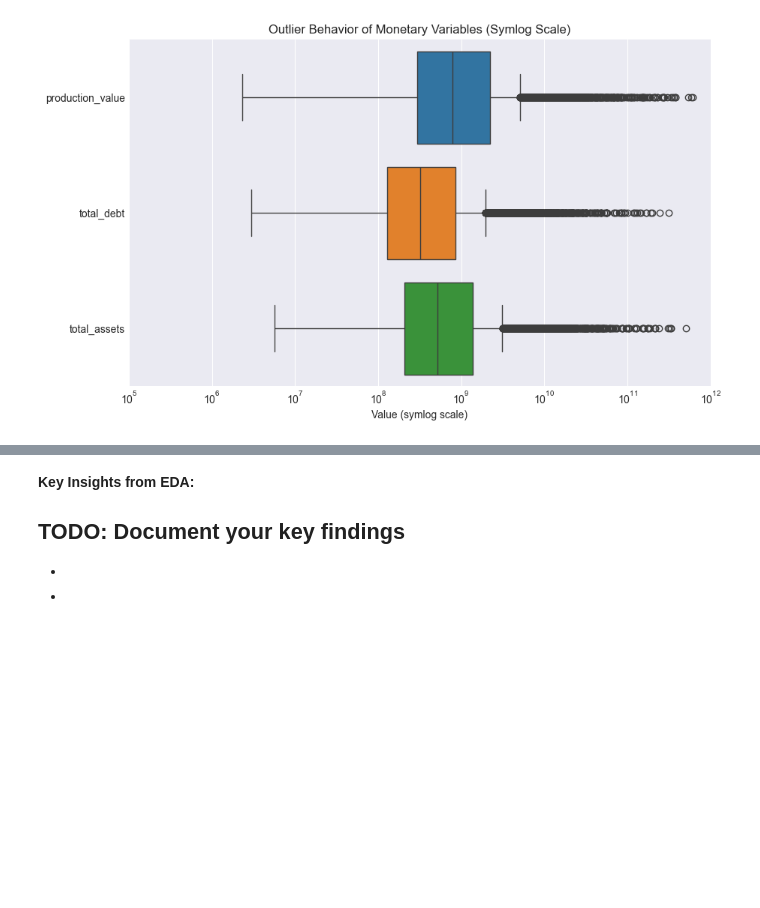
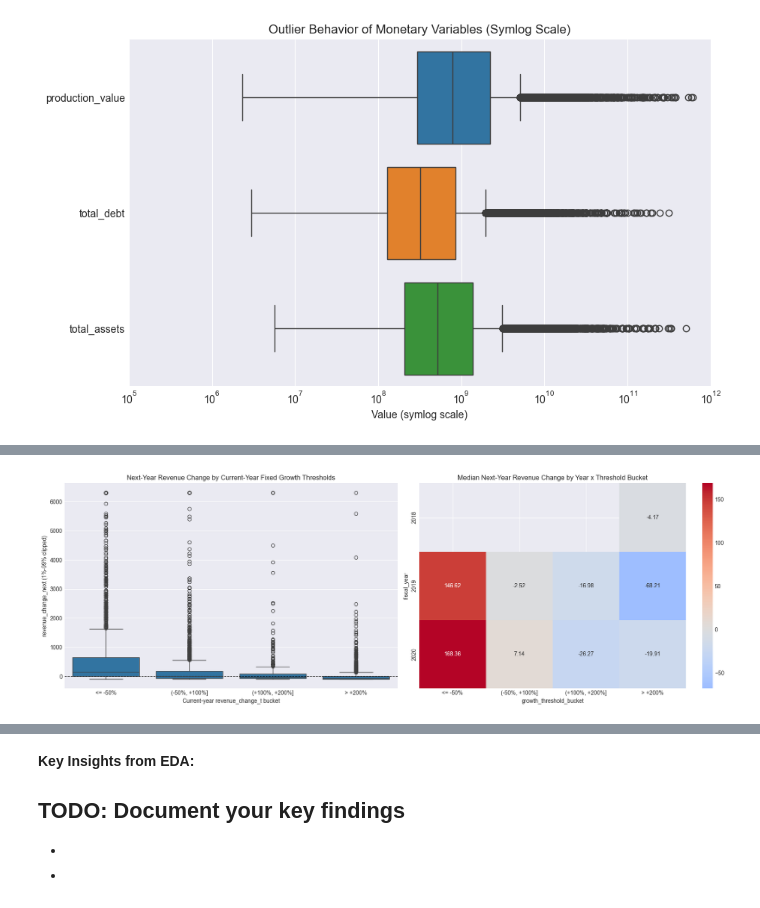
Before and after one commit to KorayAydin3k/Expert_AI_project, a Jupyter notebook: notebook/starter_template_2.ipynb, the cells around one changed output, grey strips where cells are left out. Saved outputs shown, nothing was run; the diff lists cells and outputs as text; code cells hidden in the pictures; blank space fills up the shorter version.

```diff
--- a/notebook/starter_template_2.ipynb
+++ b/notebook/starter_template_2.ipynb
@@ -608,0 +767,87 @@ Tier summary (rates are proportions):
+# %%
+# Fixed-threshold event EDA (-50%, +100%, +200%)
+# Uses current-year growth signal to study next-year target behavior, clipped to 1%-99% for readability.
+
+eda_threshold_df = eda_tier_df.copy().sort_values(['company_id', 'fiscal_year']).reset_index(drop=True)
+
+eda_threshold_df['production_value_lag1'] = (
+    eda_threshold_df.groupby('company_id')['production_value'].shift(1)
+)
+
+eda_threshold_df['revenue_change_t'] = 100 * (
+    eda_threshold_df['production_value'] - eda_threshold_df['production_value_lag1']
+) / eda_threshold_df['production_value_lag1'].replace(0, np.nan)
+
+eda_threshold_df['growth_threshold_bucket'] = np.select(
+    [
+        eda_threshold_df['revenue_change_t'] <= -50,
+        (eda_threshold_df['revenue_change_t'] > -50) & (eda_threshold_df['revenue_change_t'] <= 100),
+        (eda_threshold_df['revenue_change_t'] > 100) & (eda_threshold_df['revenue_change_t'] <= 200),
+        eda_threshold_df['revenue_change_t'] > 200,
+    ],
+    ['<= -50%', '(-50%, +100%]', '(+100%, +200%]', '> +200%'],
+    default=np.nan
+)
+
+threshold_order = ['<= -50%', '(-50%, +100%]', '(+100%, +200%]', '> +200%']
+eda_threshold_df['growth_threshold_bucket'] = pd.Categorical(
+    eda_threshold_df['growth_threshold_bucket'],
+    categories=threshold_order,
+    ordered=True
+)
+
+clip_low = eda_threshold_df['revenue_change_next'].quantile(0.01)
+clip_high = eda_threshold_df['revenue_change_next'].quantile(0.99)
+eda_threshold_df['revenue_change_next_clip'] = eda_threshold_df['revenue_change_next'].clip(clip_low, clip_high)
+
+fig, axes = plt.subplots(1, 2, figsize=(18, 6))
+
+sns.boxplot(
+    data=eda_threshold_df[eda_threshold_df['growth_threshold_bucket'].notna()],
+    x='growth_threshold_bucket',
+    y='revenue_change_next_clip',
+    order=threshold_order,
+    ax=axes[0]
+)
+axes[0].axhline(0, color='black', linestyle='--', linewidth=1)
+axes[0].set_title('Next-Year Revenue Change by Current-Year Fixed Growth Thresholds')
+axes[0].set_xlabel('Current-year revenue_change_t bucket')
+axes[0].set_ylabel('revenue_change_next (1%-99% clipped)')
+
+threshold_year_median = (
+    eda_threshold_df.groupby(['fiscal_year', 'growth_threshold_bucket'], observed=False)['revenue_change_next']
+    .median()
+    .unstack('growth_threshold_bucket')
+    .reindex(columns=threshold_order)
+)
+
+sns.heatmap(
+    threshold_year_median,
+    annot=True,
+    fmt='.2f',
+    cmap='coolwarm',
+    center=0,
+    ax=axes[1]
+)
+axes[1].set_title('Median Next-Year Revenue Change by Year x Threshold Bucket')
+axes[1].set_xlabel('growth_threshold_bucket')
+axes[1].set_ylabel('fiscal_year')
+
+plt.tight_layout()
+plt.show()
+
+threshold_summary = (
+    eda_threshold_df.groupby('growth_threshold_bucket', observed=False)
+    .agg(
+        n_obs=('company_id', 'size'),
+        median_change_next=('revenue_change_next', 'median'),
+        mean_change_next=('revenue_change_next', 'mean')
+    )
+    .reindex(threshold_order)
+    .reset_index()
+)
+
+print('Fixed-threshold summary (-50%, +100%, +200%):')
+display(threshold_summary)
+# %% [output]
+[figure, added]
```
Also changed, not shown: parts of 27 cells of this notebook.
